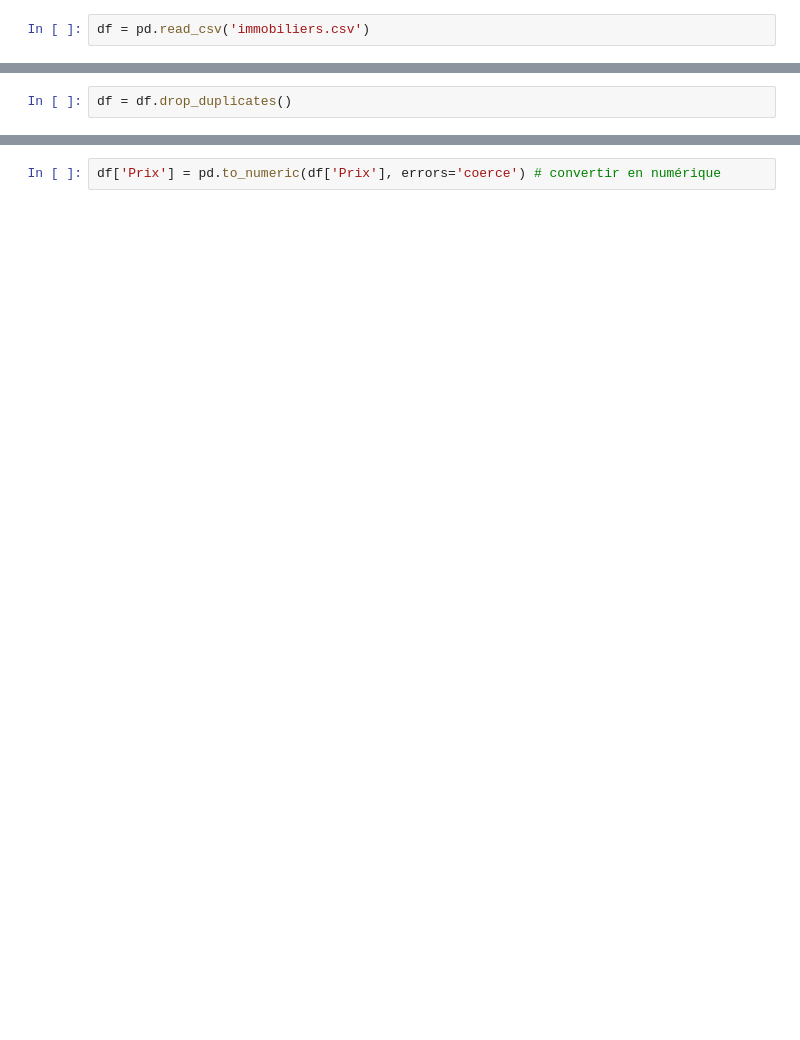
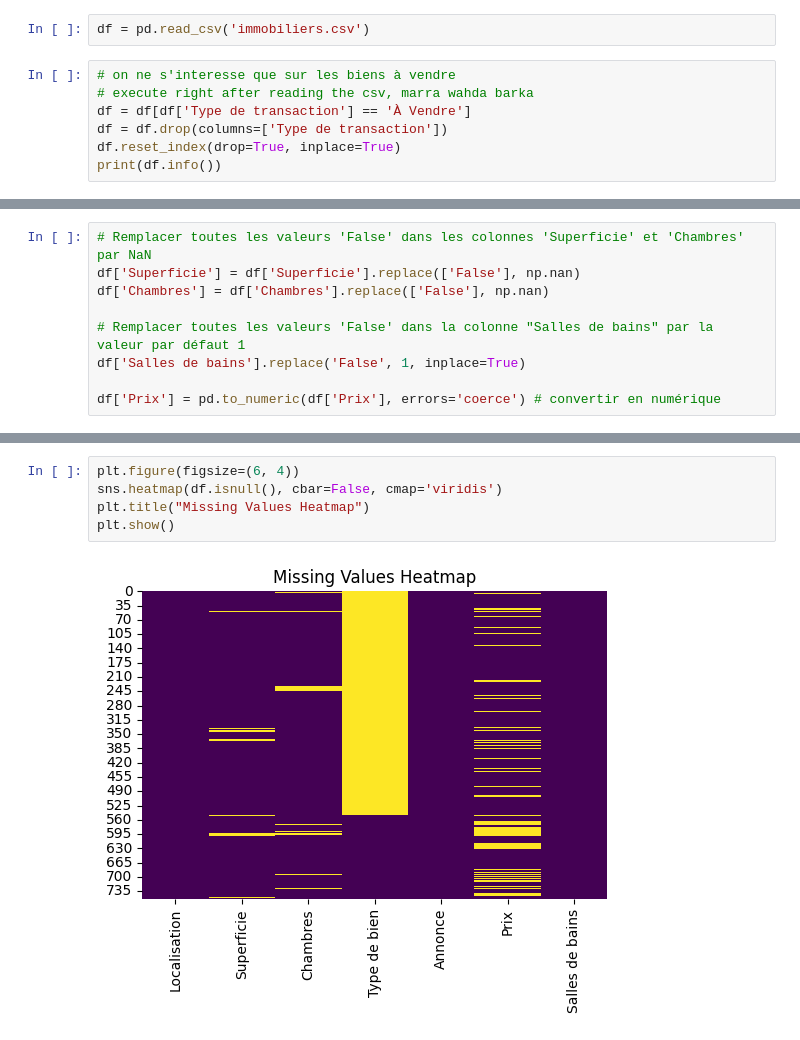
Before and after one commit to nourhen369/House-Price-Prediction, a Jupyter notebook: cleaning.ipynb, the cells around one changed output, grey strips where cells are left out. Saved outputs shown, nothing was run; the diff lists cells and outputs as text; blank space fills up the shorter version.

Commit message:
handling missing values

```diff
--- a/cleaning.ipynb
+++ b/cleaning.ipynb
@@ -4,2 +7,9 @@ import re
 # %%
 df = pd.read_csv('immobiliers.csv')
+# %%
+# on ne s'interesse que sur les biens à vendre
+# execute right after reading the csv, marra wahda barka
+df = df[df['Type de transaction'] == 'À Vendre']
+df = df.drop(columns=['Type de transaction'])
+df.reset_index(drop=True, inplace=True)
+print(df.info())
@@ -6 +55,10 @@ df = pd.read_csv('immobiliers.csv')
+# %%
+# Remplacer toutes les valeurs 'False' dans les colonnes 'Superficie' et 'Chambres' par NaN
+df['Superficie'] = df['Superficie'].replace(['False'], np.nan)
+df['Chambres'] = df['Chambres'].replace(['False'], np.nan)
+
+# Remplacer toutes les valeurs 'False' dans la colonne "Salles de bains" par la valeur par défaut 1
+df['Salles de bains'].replace('False', 1, inplace=True)
+
+df['Prix'] = pd.to_numeric(df['Prix'], errors='coerce') # convertir en numérique
 # %%
@@ -66,2 +72,0 @@ df.tail()
-# %%
-df = df.drop_duplicates()
@@ -85,2 +73,7 @@ For example, when doing 'df[col].method(value, inplace=True)', try using 'df.met
-# %%
-df['Prix'] = pd.to_numeric(df['Prix'], errors='coerce') # convertir en numérique
+# %%
+plt.figure(figsize=(6, 4))
+sns.heatmap(df.isnull(), cbar=False, cmap='viridis')
+plt.title("Missing Values Heatmap")
+plt.show()
+# %% [output]
+[figure, added]
```
Also changed, not shown: parts of 15 cells of this notebook, 3 other files.
